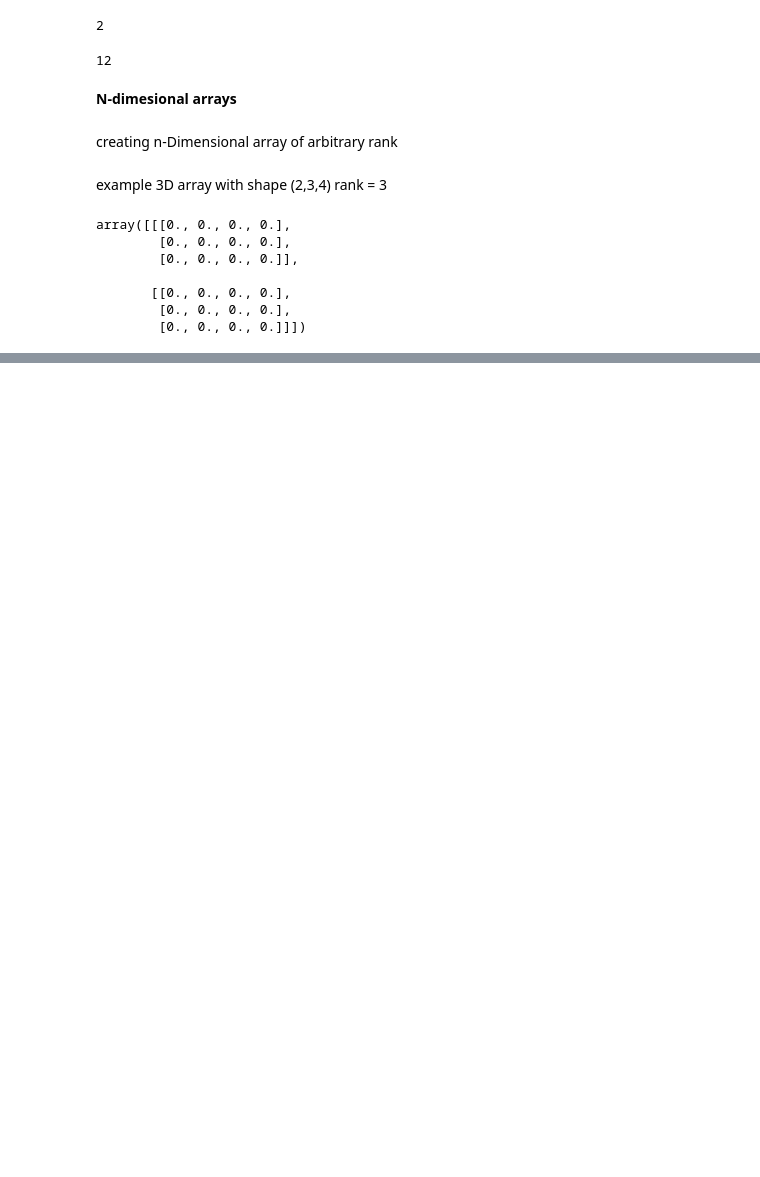
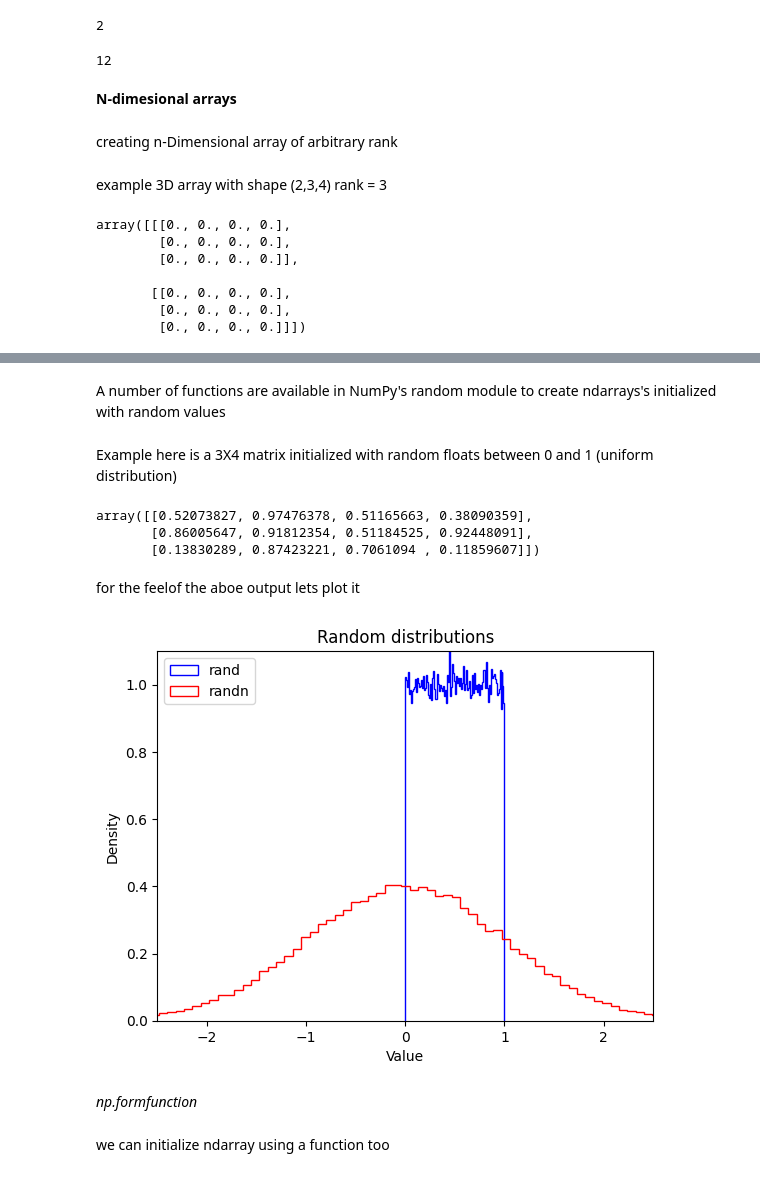
Before and after one commit to SimplyMias/maths-AI-ML, a Jupyter notebook: NumpyTutorial.ipynb, the cells around one changed output, grey strips where cells are left out. Saved outputs shown, nothing was run; the diff lists cells and outputs as text; code cells hidden in the pictures; blank space fills up the shorter version.

Commit message:
Types of ndarray covered

```diff
--- a/NumpyTutorial.ipynb
+++ b/NumpyTutorial.ipynb
@@ -71,0 +160,12 @@ array([[[0., 0., 0., 0.],
+# %% [markdown]
+A number of functions are available in NumPy's random module to create ndarrays's initialized with random values
+# %% [markdown]
+Example here is a 3X4 matrix initialized with random floats between 0 and 1 (uniform distribution)
+# %%
+np.random.rand(3,4)
+# %% [output]
+array([[0.52073827, 0.97476378, 0.51165663, 0.38090359],
+       [0.86005647, 0.91812354, 0.51184525, 0.92448091],
+       [0.13830289, 0.87423221, 0.7061094 , 0.11859607]])
+# %% [markdown]
+for the feelof the aboe output lets plot it
@@ -71,0 +174,15 @@ array([[[0., 0., 0., 0.],
+# %%
+plt.hist(np.random.rand(100000), density=True, bins=100, histtype="step", color="blue", label="rand")
+plt.hist(np.random.randn(100000), density=True, bins=100, histtype="step", color="red", label="randn")
+plt.axis([-2.5, 2.5, 0, 1.1])
+plt.legend(loc = "upper left")
+plt.title("Random distributions")
+plt.xlabel("Value")
+plt.ylabel("Density")
+plt.show()
+# %% [output]
+[figure, added]
+# %% [markdown]
+*np.formfunction*
+# %% [markdown]
+we can initialize ndarray using a function too
```
Also changed, not shown: parts of 31 cells of this notebook.
